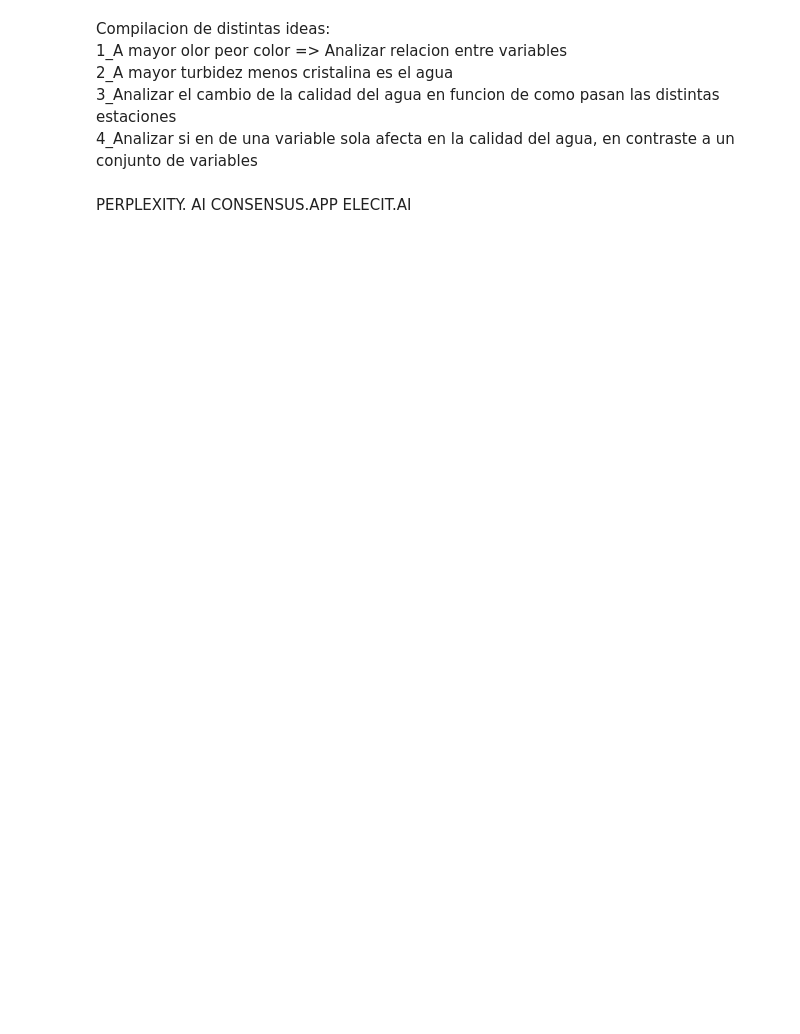
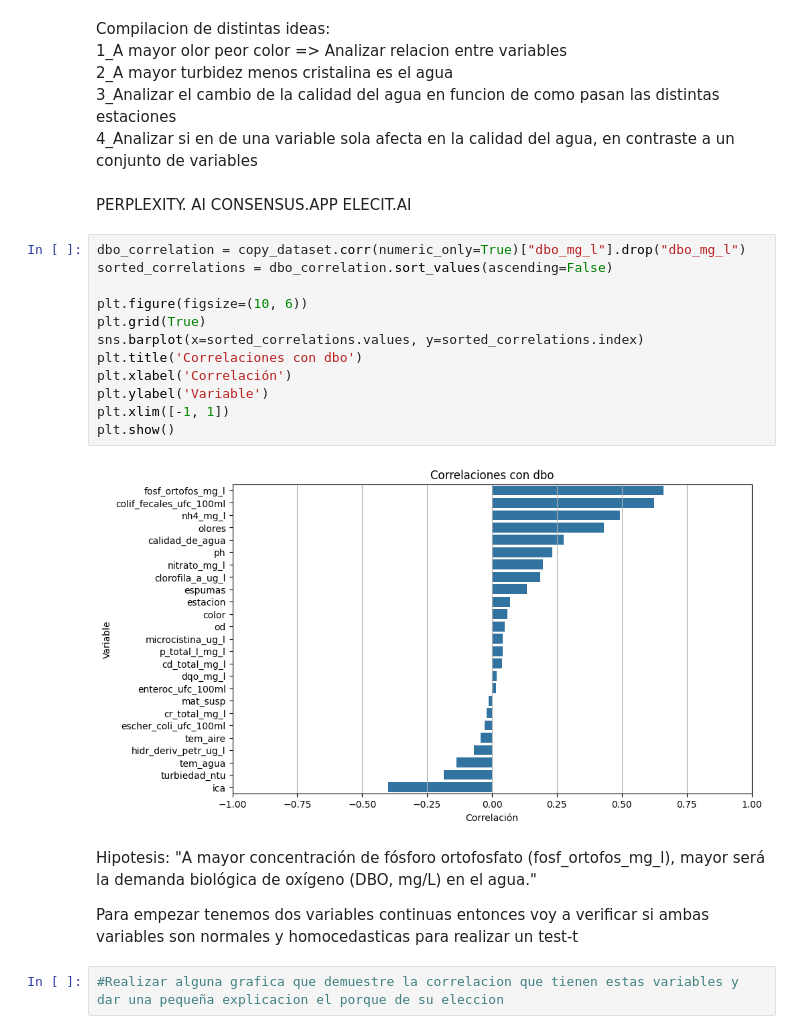
Before and after one commit to muller10000/tp-especial-ciencia-datos, a Jupyter notebook: Ejercicioespecial.ipynb, the cells around one changed output. Saved outputs shown, nothing was run; the diff lists cells and outputs as text; blank space fills up the shorter version.

Commit message:
Hay dos nuesvas hipotesis planteadas

```diff
--- a/Ejercicioespecial.ipynb
+++ b/Ejercicioespecial.ipynb
@@ -697,3 +692,24 @@ Compilacion de distintas ideas:
 PERPLEXITY. AI
 CONSENSUS.APP
 ELECIT.AI
+# %%
+dbo_correlation = copy_dataset.corr(numeric_only=True)["dbo_mg_l"].drop("dbo_mg_l")
+sorted_correlations = dbo_correlation.sort_values(ascending=False)
+
+plt.figure(figsize=(10, 6))
+plt.grid(True)
+sns.barplot(x=sorted_correlations.values, y=sorted_correlations.index)
+plt.title('Correlaciones con dbo')
+plt.xlabel('Correlación')
+plt.ylabel('Variable')
+plt.xlim([-1, 1])
+plt.show()
+# %% [output]
+[figure, added]
+# %% [markdown]
+Hipotesis:
+"A mayor concentración de fósforo ortofosfato (fosf_ortofos_mg_l), mayor será la demanda biológica de oxígeno (DBO, mg/L) en el agua."
+
+Para empezar tenemos dos variables continuas entonces voy a verificar si ambas variables son normales y homocedasticas para realizar un test-t
+# %%
+#Realizar alguna grafica que demuestre la correlacion que tienen estas variables y dar una pequeña explicacion el porque de su eleccion
```
Also changed, not shown: parts of 42 cells of this notebook.
